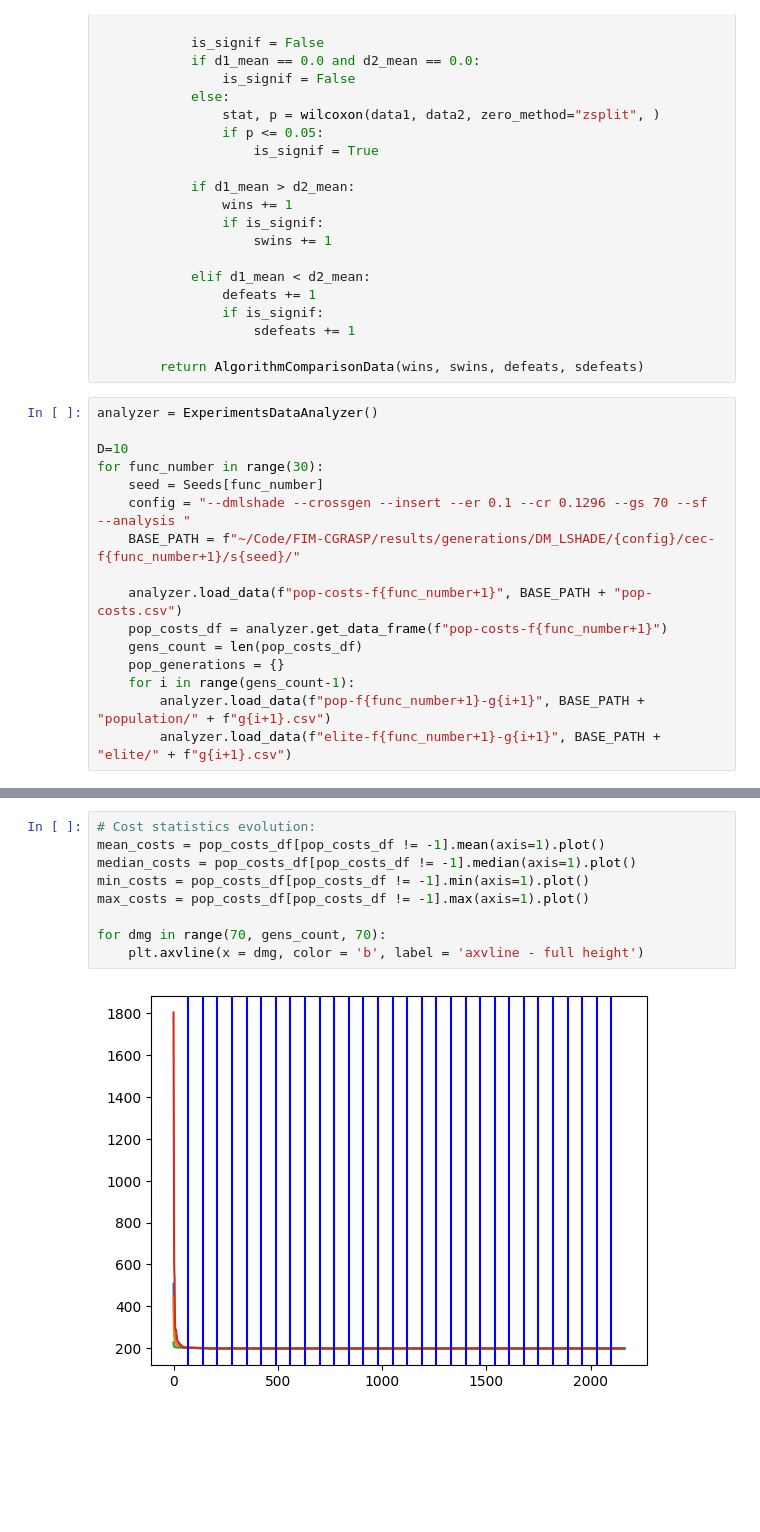
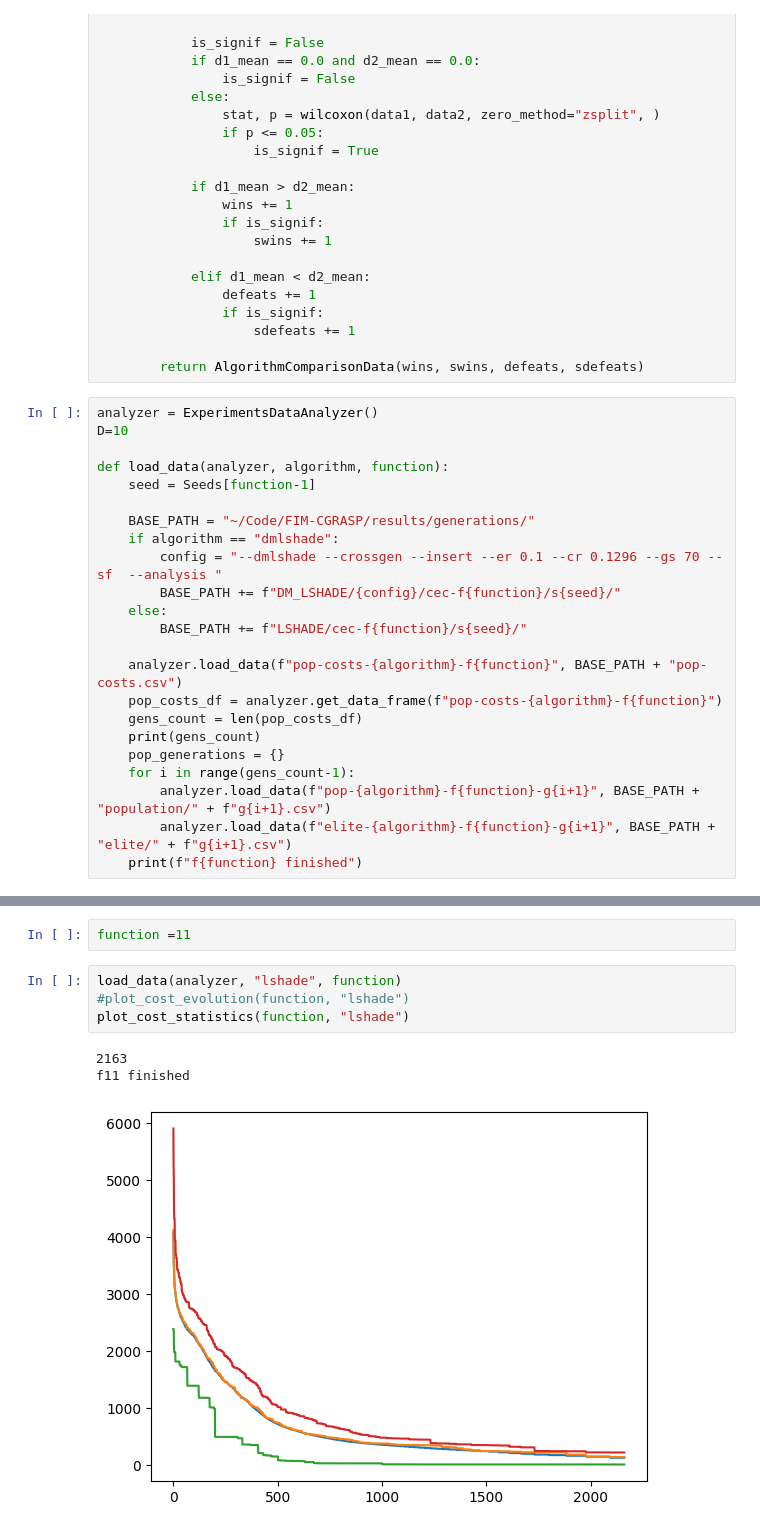
Before and after one commit to raphaelgoms/analysis-scripts, a Jupyter notebook: dm_effect_analysis.ipynb, the cells around one changed output, grey strips where cells are left out. Drawn from its saved outputs; the diff is of its cells as text; blank space fills up the shorter version.

```diff
--- a/dm_effect_analysis.ipynb
+++ b/dm_effect_analysis.ipynb
@@ -62,19 +62,26 @@ class ExperimentsDataAnalyzer():
         return AlgorithmComparisonData(wins, swins, defeats, sdefeats)
 # %%
 analyzer = ExperimentsDataAnalyzer()
+D=10
 
-D=10
-for func_number in range(30):
-    seed = Seeds[func_number]
-    config = "--dmlshade --crossgen --insert --er 0.1 --cr 0.1296 --gs 70 --sf  --analysis "
-    BASE_PATH = f"~/Code/FIM-CGRASP/results/generations/DM_LSHADE/{config}/cec-f{func_number+1}/s{seed}/"
+def load_data(analyzer, algorithm, function):
+    seed = Seeds[function-1]
 
-    analyzer.load_data(f"pop-costs-f{func_number+1}", BASE_PATH + "pop-costs.csv")
-    pop_costs_df = analyzer.get_data_frame(f"pop-costs-f{func_number+1}")
+    BASE_PATH = "~/Code/FIM-CGRASP/results/generations/"
+    if algorithm == "dmlshade":
+        config = "--dmlshade --crossgen --insert --er 0.1 --cr 0.1296 --gs 70 --sf  --analysis "
+        BASE_PATH += f"DM_LSHADE/{config}/cec-f{function}/s{seed}/"
+    else:
+        BASE_PATH += f"LSHADE/cec-f{function}/s{seed}/"
+
+    analyzer.load_data(f"pop-costs-{algorithm}-f{function}", BASE_PATH + "pop-costs.csv")
+    pop_costs_df = analyzer.get_data_frame(f"pop-costs-{algorithm}-f{function}")
     gens_count = len(pop_costs_df)
+    print(gens_count)
     pop_generations = {}
     for i in range(gens_count-1):
-        analyzer.load_data(f"pop-f{func_number+1}-g{i+1}", BASE_PATH + "population/" + f"g{i+1}.csv")
-        analyzer.load_data(f"elite-f{func_number+1}-g{i+1}", BASE_PATH + "elite/" + f"g{i+1}.csv")
+        analyzer.load_data(f"pop-{algorithm}-f{function}-g{i+1}", BASE_PATH + "population/" + f"g{i+1}.csv")
+        analyzer.load_data(f"elite-{algorithm}-f{function}-g{i+1}", BASE_PATH + "elite/" + f"g{i+1}.csv")
+    print(f"f{function} finished")
 # %%
 # Cost evolution for all individuals:
@@ -101,11 +125,10 @@ for f in range(30):
-# %%
-# Cost statistics evolution:
-mean_costs = pop_costs_df[pop_costs_df != -1].mean(axis=1).plot()
-median_costs = pop_costs_df[pop_costs_df != -1].median(axis=1).plot()
-min_costs = pop_costs_df[pop_costs_df != -1].min(axis=1).plot()
-max_costs = pop_costs_df[pop_costs_df != -1].max(axis=1).plot()
-
-for dmg in range(70, gens_count, 70):
-    plt.axvline(x = dmg, color = 'b', label = 'axvline - full height')
-# %% [output]
-[figure, removed]
+# %%
+function =11
+# %%
+load_data(analyzer, "lshade", function)
+#plot_cost_evolution(function, "lshade")
+plot_cost_statistics(function, "lshade")
+# %% [output]
+2163
+f11 finished
+[figure, added]
```
Also changed, not shown: parts of 4 cells of this notebook.
